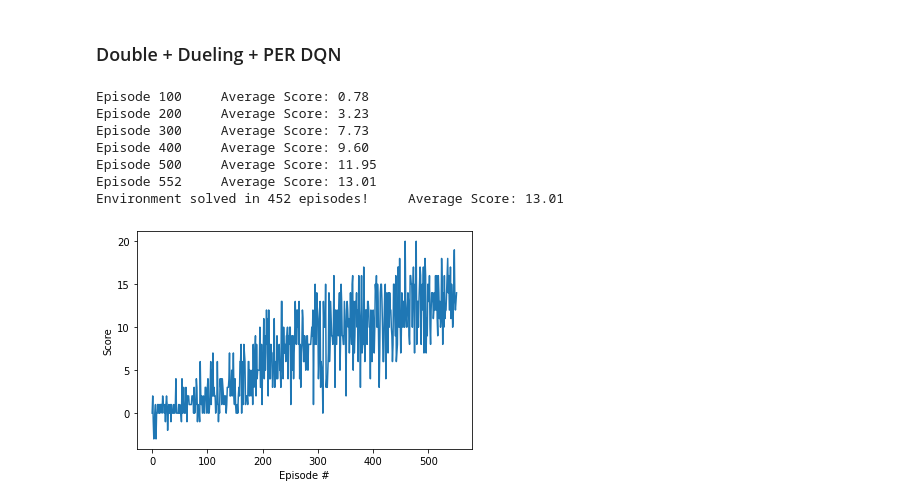
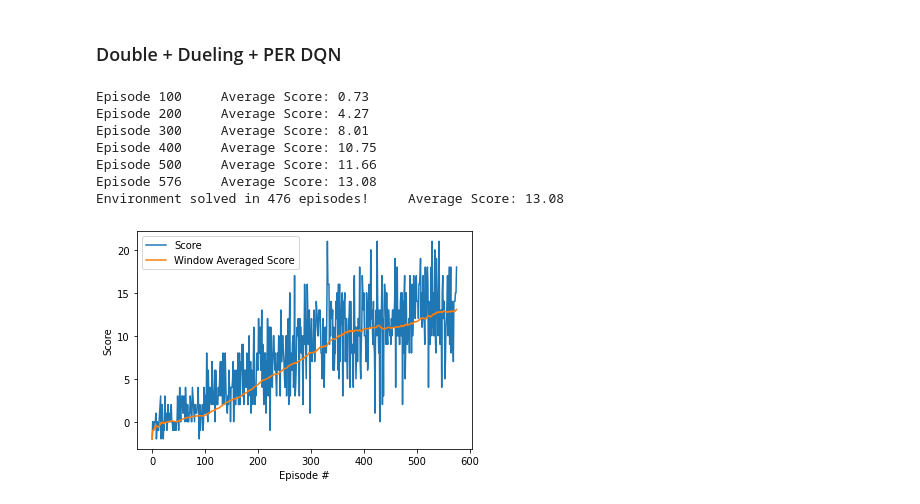
Before and after one commit to mbluestone/bananas_DQN, a Jupyter notebook: model_training.ipynb, the cells around one changed output. Cells and saved outputs as stored; diff of their text form; code cells hidden in the pictures.

```diff
--- a/model_training.ipynb
+++ b/model_training.ipynb
@@ -232,22 +273,24 @@ double_dueling_per_agent = Agent(state_size=state_size,
                              per=True)
 
 # train and get scores
-scores = double_dueling_per_agent.train(env)
+ddp_scores, ddp_avg_scores = double_dueling_per_agent.train(env)
 # %% [output]
-Episode 100     Average Score: 0.78
-Episode 200     Average Score: 3.23
-Episode 300     Average Score: 7.73
-Episode 400     Average Score: 9.60
-Episode 500     Average Score: 11.95
-Episode 552     Average Score: 13.01
-Environment solved in 452 episodes!     Average Score: 13.01
+Episode 100     Average Score: 0.73
+Episode 200     Average Score: 4.27
+Episode 300     Average Score: 8.01
+Episode 400     Average Score: 10.75
+Episode 500     Average Score: 11.66
+Episode 576     Average Score: 13.08
+Environment solved in 476 episodes!     Average Score: 13.08
 # %%
 # plot the scores
 fig = plt.figure()
 ax = fig.add_subplot(111)
-plt.plot(np.arange(len(scores)), scores)
+plt.plot(np.arange(len(ddp_scores)), ddp_scores, label='Score')
+plt.plot(np.arange(len(ddp_avg_scores)), ddp_avg_scores, label='Window Averaged Score')
 plt.ylabel('Score')
 plt.xlabel('Episode #')
+plt.legend()
 plt.show()
 # %% [output]
-[figure, old version]
+[figure, new version]
```
Also changed, not shown: parts of 13 cells of this notebook, 2 other files.
